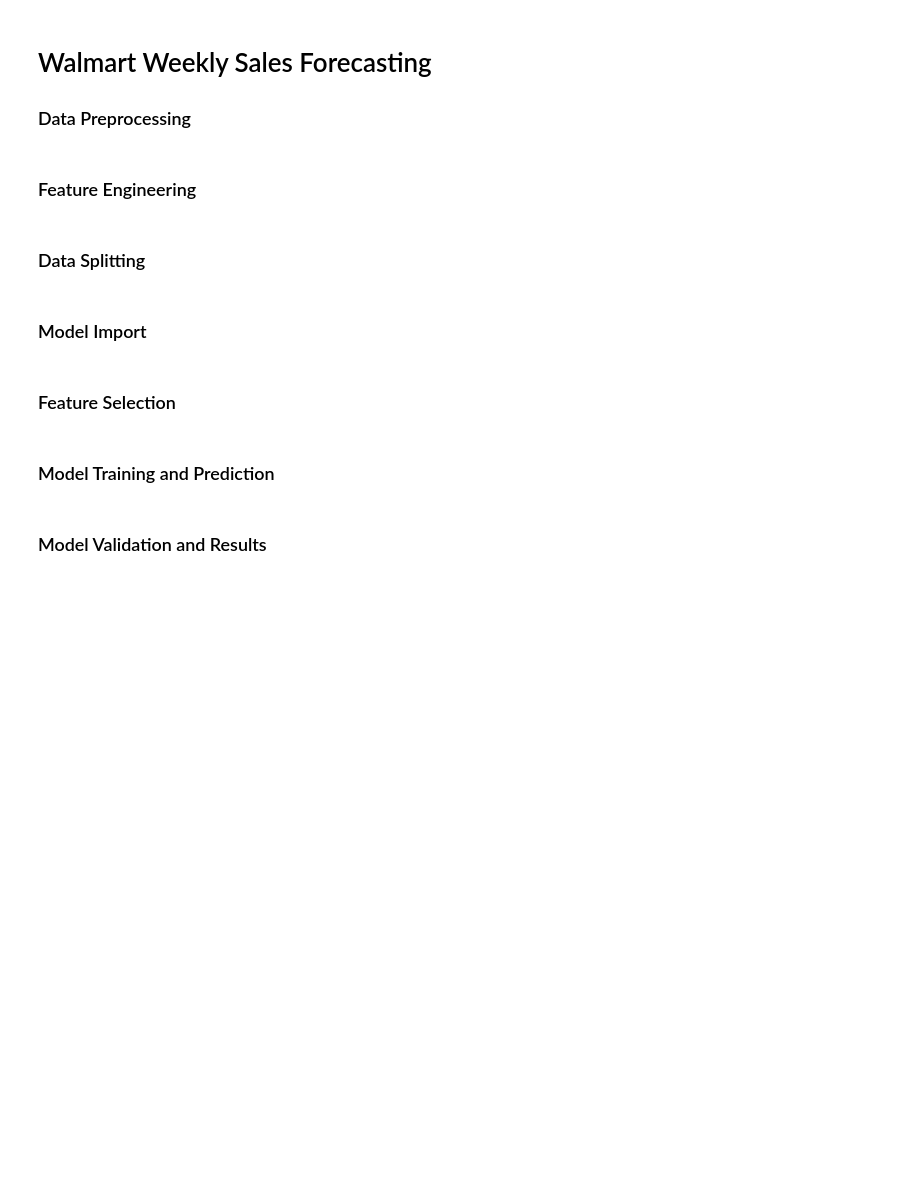
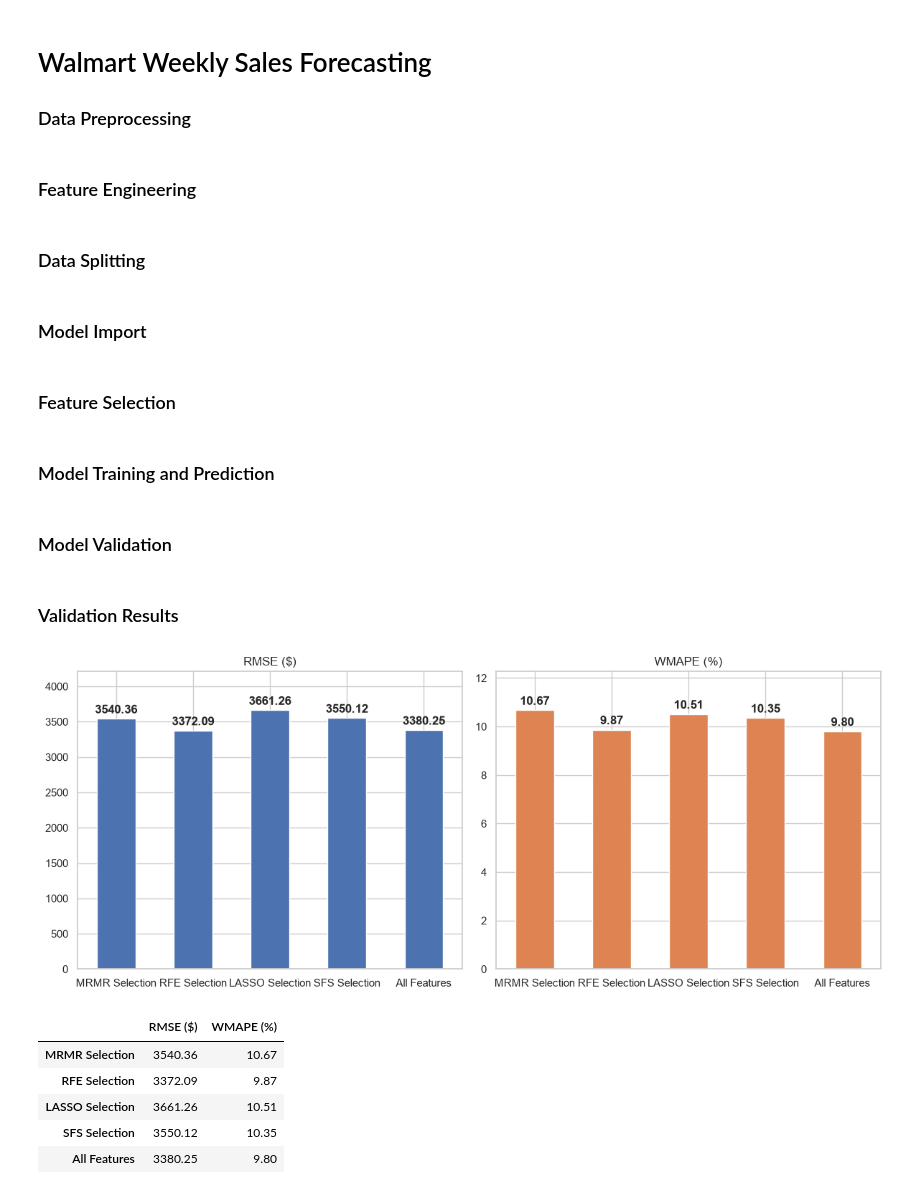
Before and after one commit to suleyman-kara/financial-forcasting, a Jupyter notebook: src/project.ipynb, the cells around one changed output. Saved outputs shown, nothing was run; the diff lists cells and outputs as text; code cells hidden in the pictures; blank space fills up the shorter version.

Commit message:
SFS selection and validation graphics added

```diff
--- a/src/project.ipynb
+++ b/src/project.ipynb
@@ -86,6 +86,15 @@ from sklearn.linear_model import LassoCV
 lasso_selector = SelectFromModel(LassoCV(cv=5), max_features=10)
 lasso_selector.fit(X_train, y_train)
 lasso_selected_columns = X_train.columns[lasso_selector.get_support()].tolist()
+
+# SFS Selection
+from sklearn.feature_selection import SequentialFeatureSelector
+from sklearn.linear_model import LinearRegression  # <--- Hız için hafif model
+# Estimator olarak hafif bir model veriyoruz, böylece saniyeler içinde biter
+fast_model = LinearRegression()
+sfs_selector = SequentialFeatureSelector(fast_model, n_features_to_select=10, direction='forward', n_jobs=-1)
+sfs_selector.fit(X_train, y_train)
+sfs_selected_columns = X_train.columns[sfs_selector.get_support()].tolist()
 # %% [markdown]
 ### Model Training and Prediction
 # %%
@@ -101,11 +110,15 @@ prediction_rfe = main_model.predict(X_val[rfe_selected_columns])
 main_model.fit(X_train[lasso_selected_columns], y_train)
 prediction_lasso = main_model.predict(X_val[lasso_selected_columns])
 
+# SFS
+main_model.fit(X_train[sfs_selected_columns], y_train)
+prediction_sfs = main_model.predict(X_val[sfs_selected_columns])
+
 # All Features
 main_model.fit(X_train, y_train)
 prediction_all = main_model.predict(X_val)
 # %% [markdown]
-### Model Validation and Results
+### Model Validation
 # %%
 from sklearn.metrics import mean_squared_error
 import numpy as np
@@ -126,11 +139,40 @@ results = {
         "RMSE ($)": np.sqrt(mean_squared_error(y_val, prediction_lasso)),
         "WMAPE (%)": wmape(y_val.values, prediction_lasso)
     },
+    "SFS Selection": {
+        "RMSE ($)": np.sqrt(mean_squared_error(y_val, prediction_sfs)),
+        "WMAPE (%)": wmape(y_val.values, prediction_sfs)
+    },
     "All Features": {
         "RMSE ($)": np.sqrt(mean_squared_error(y_val, prediction_all)),
         "WMAPE (%)": wmape(y_val.values, prediction_all)
     }
 }
-
-report_df = pd.DataFrame(results).T.round(2)
-report_df
+# %% [markdown]
+### Validation Results
+# %%
+import matplotlib.pyplot as plt
+
+def plot_results(df):
+    # 1. Automatically plot all columns as subplots side-by-side
+    ax = df.plot(kind='bar', subplots=True, layout=(1, len(df.columns)), figsize=(6 * len(df.columns), 5), rot=0, legend=False)
+
+    # 2. Automatically push values on top of each bar and add top margin
+    for i in range(len(df.columns)):
+        ax[0, i].bar_label(ax[0, i].containers[0], fmt='%.2f', padding=3, fontweight='bold')
+        ax[0, i].margins(y=0.15) # Automatically adds space at the top for labels
+
+    plt.tight_layout()
+    plt.show()
+
+report_df = pd.DataFrame(results).T.round(2)
+plot_results(report_df)
+report_df
+# %% [output]
+[figure, added]
+|  | RMSE ($) | WMAPE (%) |
+| MRMR Selection | 3540.36 | 10.67 |
+| RFE Selection | 3372.09 | 9.87 |
+| LASSO Selection | 3661.26 | 10.51 |
+| SFS Selection | 3550.12 | 10.35 |
+| All Features | 3380.25 | 9.80 |
```
